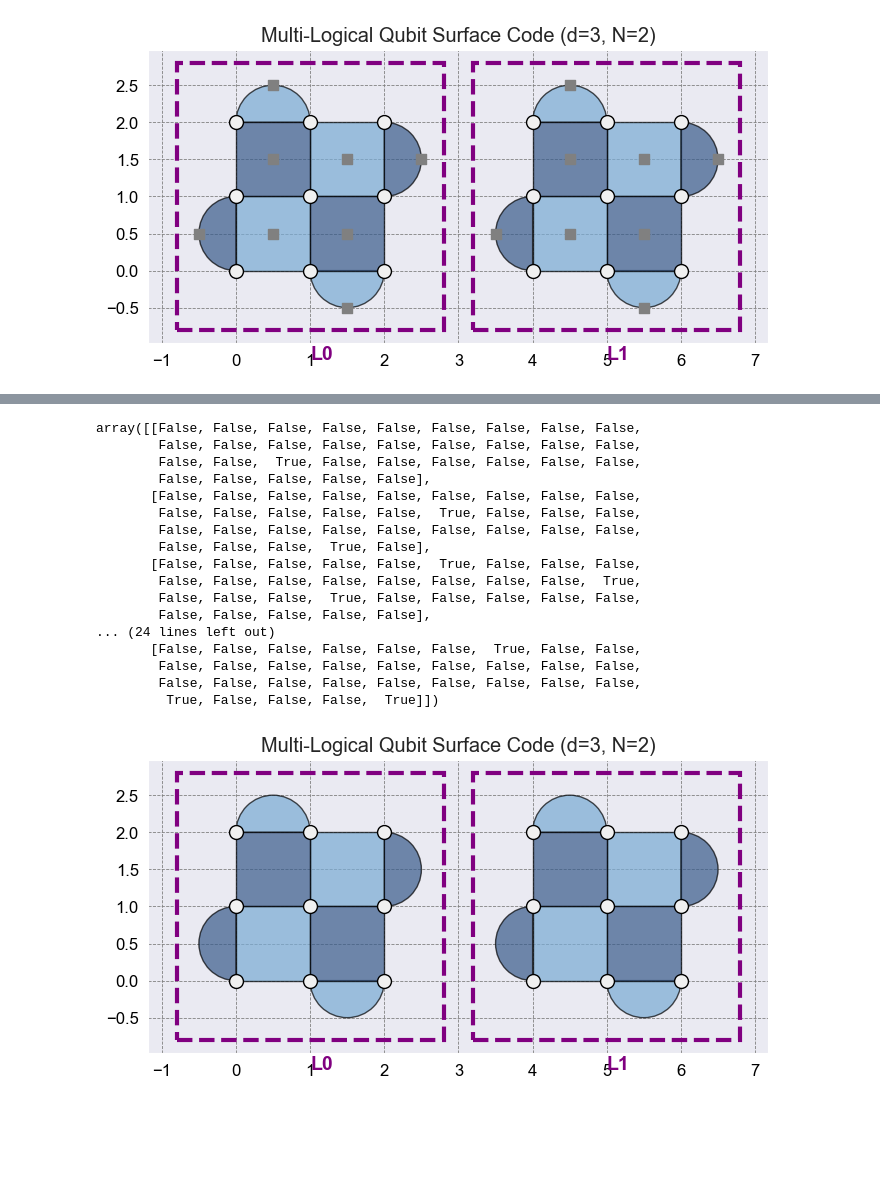
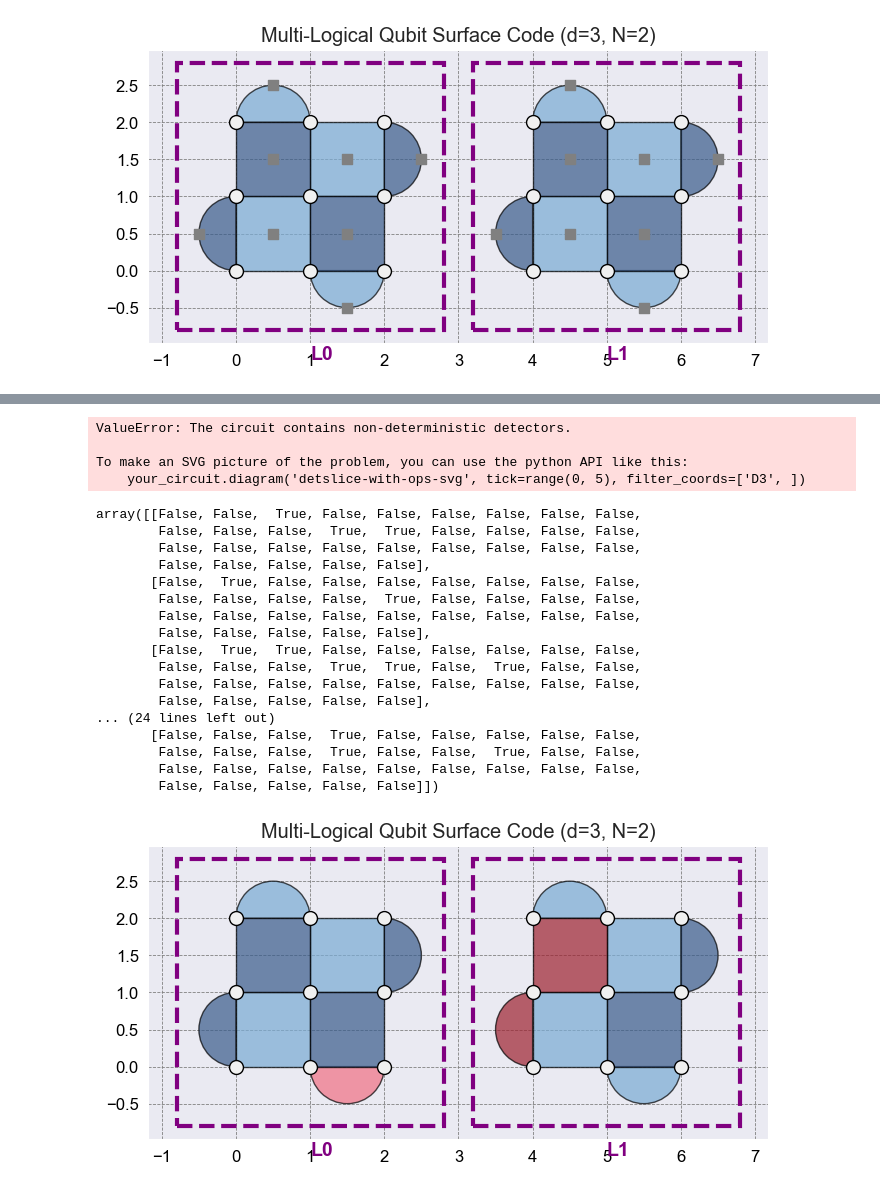
Before and after one commit to BjarneS2/Simulation_on_QEC_with_reconfigurable_atom_arrays, a Jupyter notebook: test_multi.ipynb, the cells around one changed output, grey strips where cells are left out. Saved outputs shown, nothing was run; the diff lists cells and outputs as text; code cells hidden in the pictures; blank space fills up the shorter version.

```diff
--- a/test_multi.ipynb
+++ b/test_multi.ipynb
@@ -38,5 +38,6 @@ Logical Qubit 1:
 16
 [figure]
 # %%
-noise = {"p_meas": 0.05}
-mlsc.build_in_stim_noisy(rounds=distance, noise_params=noise)
+noise = {"p_meas": 0.0}
+mlsc.apply_logical_gate(gate="CNOT", control=0, target=1, noise_params={"p_gate2": 0.0})
+mlsc.build_in_stim_noisy(rounds=distance, noise_params=noise, logical_basis=["X", "Z"])
@@ -45,28 +64,34 @@ here adding errs
 # %%
 # mlsc.diagram()
+mlsc.run_with_pymatching(shots=1000)
+# %% [output]
+ValueError: The circuit contains non-deterministic detectors.
+
+To make an SVG picture of the problem, you can use the python API like this:
+    your_circuit.diagram('detslice-with-ops-svg', tick=range(0, 5), filter_coords=['D3', ])
 # %%
 # res = mlsc.run_with_pymatching(shots=10)
 result = mlsc.run_simulation(shots=10)
 result
 # %% [output]
-array([[False, False, False, False, False, False, False, False, False,
+array([[False, False,  True, False, False, False, False, False, False,
+        False, False, False,  True,  True, False, False, False, False,
         False, False, False, False, False, False, False, False, False,
-        False, False,  True, False, False, False, False, False, False,
         False, False, False, False, False],
-       [False, False, False, False, False, False, False, False, False,
-        False, False, False, False, False,  True, False, False, False,
+       [False,  True, False, False, False, False, False, False, False,
+        False, False, False, False,  True, False, False, False, False,
         False, False, False, False, False, False, False, False, False,
-        False, False, False,  True, False],
-       [False, False, False, False, False,  True, False, False, False,
-        False, False, False, False, False, False, False, False,  True,
-        False, False, False,  True, False, False, False, False, False,
+        False, False, False, False, False],
+       [False,  True,  True, False, False, False, False, False, False,
+        False, False, False,  True,  True, False,  True, False, False,
+        False, False, False, False, False, False, False, False, False,
         False, False, False, False, False],
 ... (24 lines left out)
-       [False, False, False, False, False, False,  True, False, False,
+       [False, False, False,  True, False, False, False, False, False,
+        False, False, False,  True, False, False,  True, False, False,
         False, False, False, False, False, False, False, False, False,
-        False, False, False, False, False, False, False, False, False,
-         True, False, False, False,  True]])
+        False, False, False, False, False]])
 # %%
-mlsc.visualize_results(result=result[7])
+mlsc.visualize_results(result=result[0])
 # %% [output]
-[figure, old version]
+[figure, new version]
```
Also changed, not shown: parts of 2 cells of this notebook, 1 other file.
